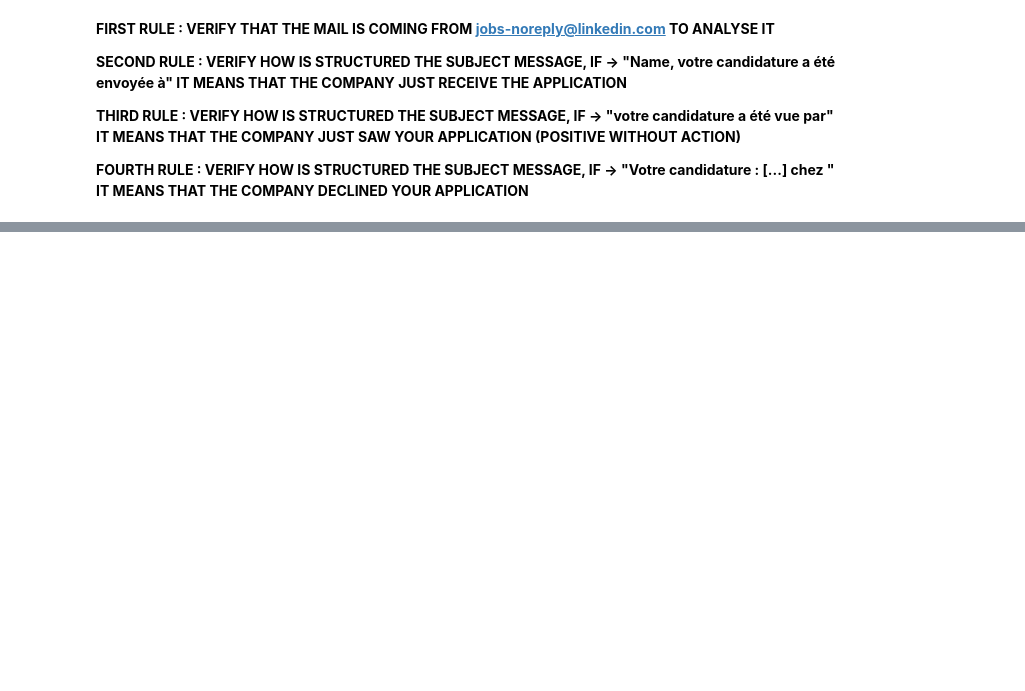
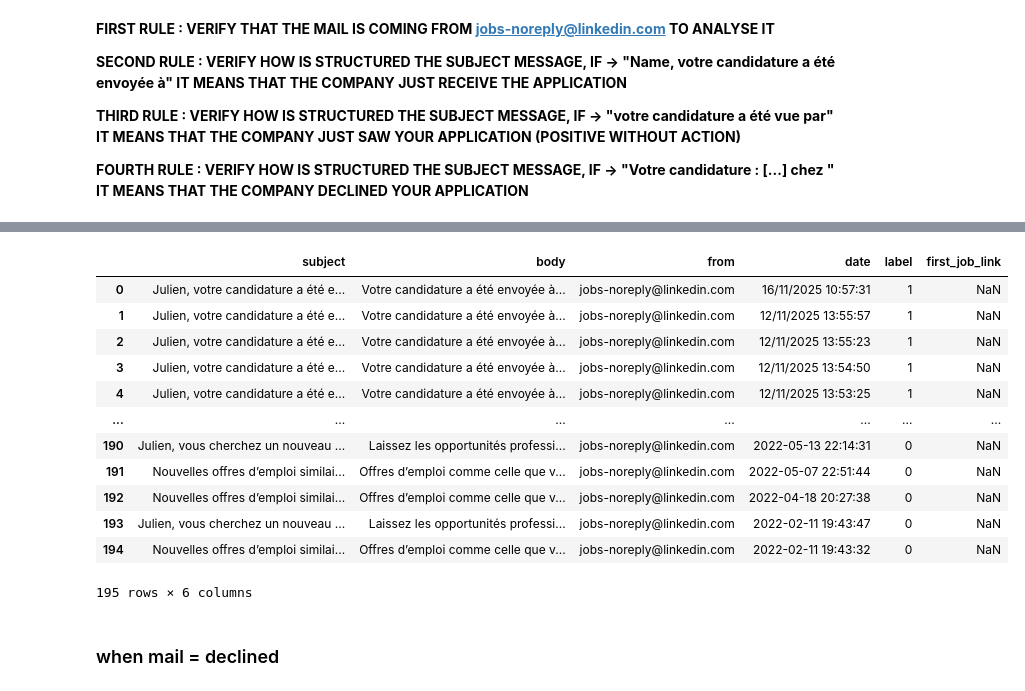
Before and after one commit to JulienFX/Capitalyzer, a Jupyter notebook: analyse sémantique linkedin .ipynb, the cells around one changed output, grey strips where cells are left out. Saved outputs shown, nothing was run; the diff lists cells and outputs as text; code cells hidden in the pictures; blank space fills up the shorter version.

```diff
--- a/analyse sémantique linkedin .ipynb
+++ b/analyse sémantique linkedin .ipynb
@@ -270,0 +252,23 @@ df.loc[df["label"] ==5, "subject"].str.extract(r"chez\s*(.*)") # drop_duplicates
+# %%
+# link job
+df["first_job_link"] = (
+    df.loc[df["label"] ==4, "body"]
+      .str.extract(r"(https://www\.linkedin\.com/comm/jobs/view/[^\s]+)")
+)
+df
+# %% [output]
+|  | subject | body | from | date | label | first_job_link |
+| 0 | Julien, votre candidature a été e... | Votre candidature a été envoyée à... | jobs-noreply@linkedin.com | 16/11/2025 10:57:31 | 1 | NaN |
+| 1 | Julien, votre candidature a été e... | Votre candidature a été envoyée à... | jobs-noreply@linkedin.com | 12/11/2025 13:55:57 | 1 | NaN |
+| 2 | Julien, votre candidature a été e... | Votre candidature a été envoyée à... | jobs-noreply@linkedin.com | 12/11/2025 13:55:23 | 1 | NaN |
+| 3 | Julien, votre candidature a été e... | Votre candidature a été envoyée à... | jobs-noreply@linkedin.com | 12/11/2025 13:54:50 | 1 | NaN |
+| 4 | Julien, votre candidature a été e... | Votre candidature a été envoyée à... | jobs-noreply@linkedin.com | 12/11/2025 13:53:25 | 1 | NaN |
+| ... | ... | ... | ... | ... | ... | ... |
+| 190 | Julien, vous cherchez un nouveau ... | Laissez les opportunités professi... | jobs-noreply@linkedin.com | 2022-05-13 22:14:31 | 0 | NaN |
+| 191 | Nouvelles offres d’emploi similai... | Offres d’emploi comme celle que v... | jobs-noreply@linkedin.com | 2022-05-07 22:51:44 | 0 | NaN |
+| 192 | Nouvelles offres d’emploi similai... | Offres d’emploi comme celle que v... | jobs-noreply@linkedin.com | 2022-04-18 20:27:38 | 0 | NaN |
+| 193 | Julien, vous cherchez un nouveau ... | Laissez les opportunités professi... | jobs-noreply@linkedin.com | 2022-02-11 19:43:47 | 0 | NaN |
+| 194 | Nouvelles offres d’emploi similai... | Offres d’emploi comme celle que v... | jobs-noreply@linkedin.com | 2022-02-11 19:43:32 | 0 | NaN |
+195 rows × 6 columns
+# %% [markdown]
+### when mail = declined
```
Also changed, not shown: parts of 14 cells of this notebook.
